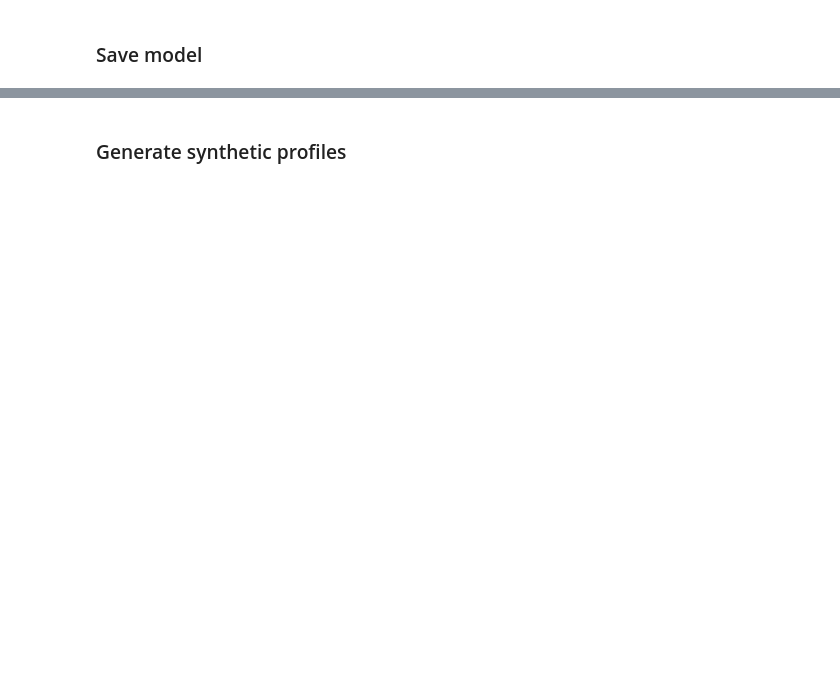
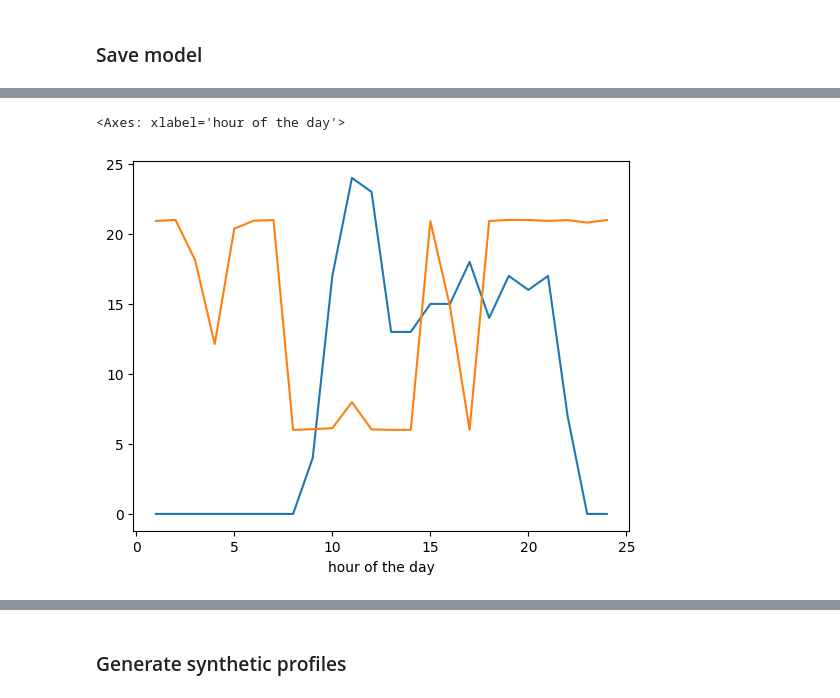
Before and after one commit to PhilippMaschi/GAN, a Jupyter notebook: main_2.ipynb, the cells around one changed output, grey strips where cells are left out. Saved outputs shown, nothing was run; the diff lists cells and outputs as text; code cells hidden in the pictures; blank space fills up the shorter version.

```diff
--- a/main_2.ipynb
+++ b/main_2.ipynb
@@ -109,0 +185,6 @@ df2.to_csv("synthetic.csv")
+# %%
+df_profiles.iloc[100].plot()
+df_synthProfiles.iloc[100].plot()
+# %% [output]
+<Axes: xlabel='hour of the day'>
+[figure, added]
```
Also changed, not shown: parts of 19 cells of this notebook.
